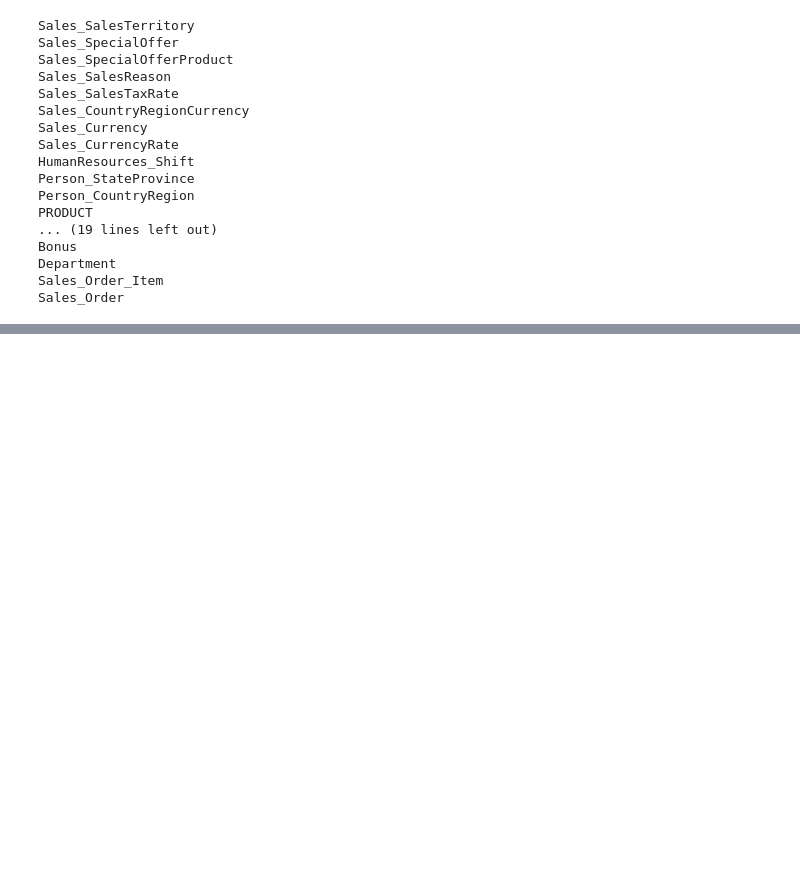
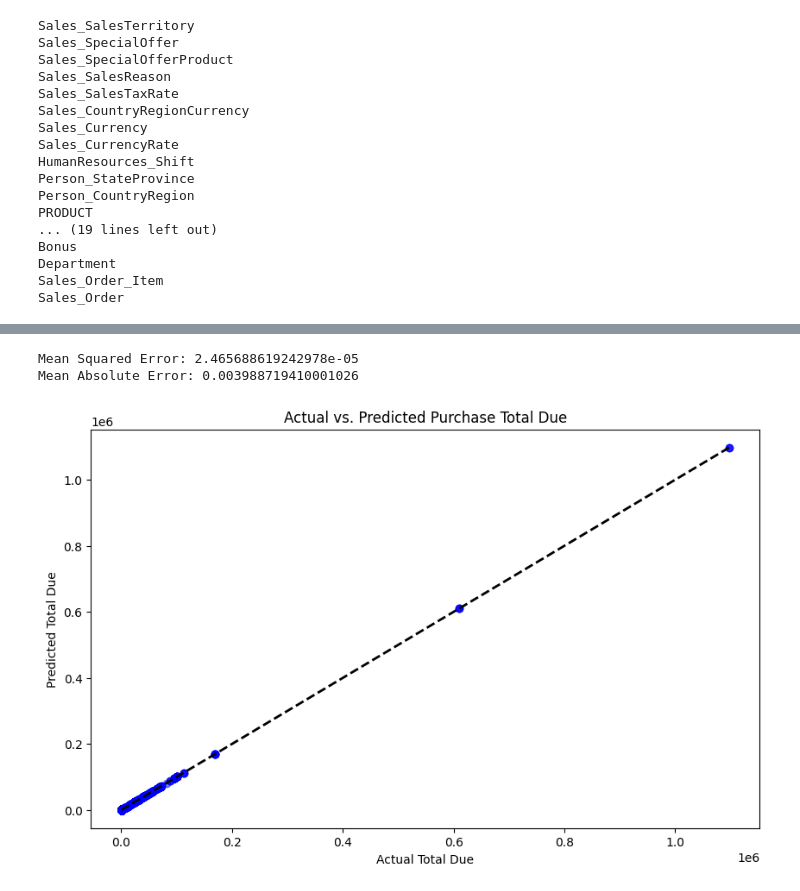
Before and after one commit to DiegoIEC/deds_project, a Jupyter notebook: Machinelearning/regressiemodel.ipynb, the cells around one changed output, grey strips where cells are left out. Saved outputs shown, nothing was run; the diff lists cells and outputs as text; code cells hidden in the pictures; blank space fills up the shorter version.

```diff
--- a/Machinelearning/regressiemodel.ipynb
+++ b/Machinelearning/regressiemodel.ipynb
@@ -90,0 +174,39 @@ print("Mean Absolute Error:", mae)
+# %%
+
+features = [
+    'PURCHASE_sub_total', 'PURCHASE_tax_amount', 'PURCHASE_feight',
+    'PURCHASE_ship_base', 'PURCHASE_ship_rate', 'PURCHASE_order_quantity',
+    'PURCHASE_unit_price', 'PURCHASE_received_quantity',
+    'PURCHASE_rejected_quantity', 'PURCHASE_stocked_quantity'
+]
+X = df_PURCHASE[features]
+y = df_PURCHASE['PURCHASE_total_due']
+
+
+X_train, X_test, y_train, y_test = train_test_split(X, y, test_size=0.2, random_state=42)
+
+
+model = LinearRegression()
+model.fit(X_train, y_train)
+
+
+y_pred = model.predict(X_test)
+
+
+mse = mean_squared_error(y_test, y_pred)
+mae = mean_absolute_error(y_test, y_pred)
+print(f"Mean Squared Error: {mse}")
+print(f"Mean Absolute Error: {mae}")
+
+
+plt.figure(figsize=(10, 6))
+plt.scatter(y_test, y_pred, alpha=0.5, color='blue')
+plt.plot([y.min(), y.max()], [y.min(), y.max()], 'k--', lw=2)
+plt.xlabel('Actual Total Due')
+plt.ylabel('Predicted Total Due')
+plt.title('Actual vs. Predicted Purchase Total Due')
+plt.show()
+# %% [output]
+Mean Squared Error: 2.465688619242978e-05
+Mean Absolute Error: 0.003988719410001026
+[figure, added]
```
Also changed, not shown: parts of 11 cells of this notebook.
